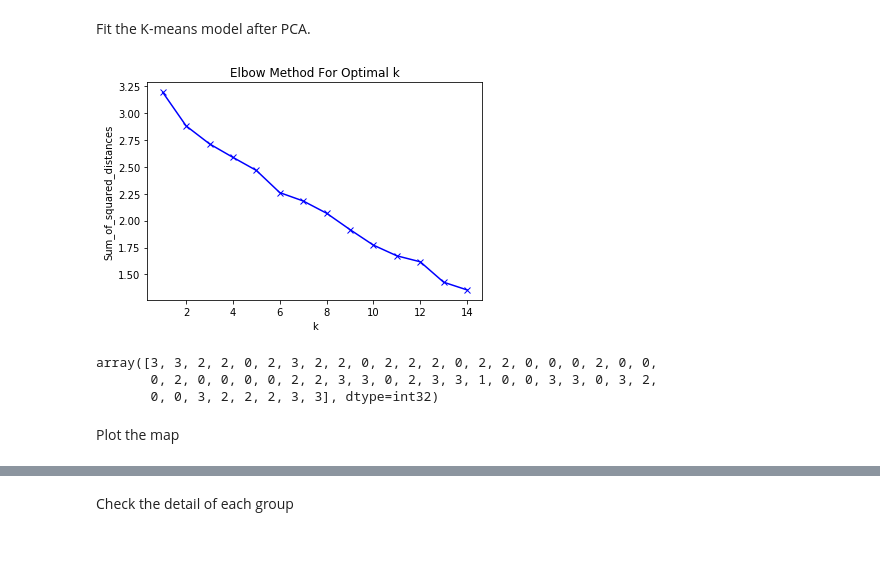
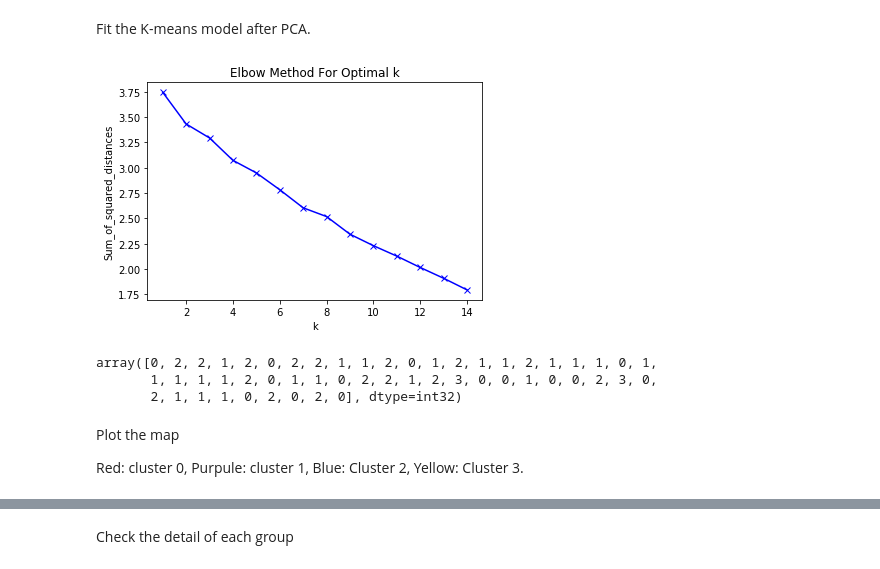
Before and after one commit to nji3/Coursera_Capstone, a Jupyter notebook: Neighborhoods_in_West_Los_Angeles.ipynb, the cells around one changed output, grey strips where cells are left out. Cells and saved outputs as stored; diff of their text form; code cells hidden in the pictures.

```diff
--- a/Neighborhoods_in_West_Los_Angeles.ipynb
+++ b/Neighborhoods_in_West_Los_Angeles.ipynb
@@ -633,34 +646,36 @@ Fit the K-means model after PCA.
 # %%
 # Loop to fit different K
 Sum_of_squared_distances = []
 K = range(1,15)
 for k in K:
     km = KMeans(n_clusters=k, random_state=5)
-    km = km.fit(pca.transform(dat_grouped_clustering)[:,:25])
+    km = km.fit(pca.transform(dat_grouped_clustering)[:,:50])
     Sum_of_squared_distances.append(km.inertia_)
 
 plt.plot(K, Sum_of_squared_distances, 'bx-')
 plt.xlabel('k')
 plt.ylabel('Sum_of_squared_distances')
 plt.title('Elbow Method For Optimal k')
 plt.show()
 # %% [output]
-[figure, old version]
+[figure, new version]
 # %%
 # Use the best k selcted
 kclusters = 4
 
 # run k-means clustering
-kmeans = KMeans(n_clusters=kclusters, random_state=5).fit(pca.transform(dat_grouped_clustering)[:,:25])
+kmeans = KMeans(n_clusters=kclusters, random_state=5).fit(pca.transform(dat_grouped_clustering)[:,:50])
 
 # check cluster labels generated for each row in the dataframe
 kmeans.labels_
 # %% [output]
-array([3, 3, 2, 2, 0, 2, 3, 2, 2, 0, 2, 2, 2, 0, 2, 2, 0, 0, 0, 2, 0, 0,
-       0, 2, 0, 0, 0, 0, 2, 2, 3, 3, 0, 2, 3, 3, 1, 0, 0, 3, 3, 0, 3, 2,
-       0, 0, 3, 2, 2, 2, 3, 3], dtype=int32)
+array([0, 2, 2, 1, 2, 0, 2, 2, 1, 1, 2, 0, 1, 2, 1, 1, 2, 1, 1, 1, 0, 1,
+       1, 1, 1, 1, 2, 0, 1, 1, 0, 2, 2, 1, 2, 3, 0, 0, 1, 0, 0, 2, 3, 0,
+       2, 1, 1, 1, 0, 2, 0, 2, 0], dtype=int32)
-# %% [markdown]
-Plot the map
+# %% [markdown]
+Plot the map
+
+Red: cluster 0, Purpule: cluster 1, Blue: Cluster 2, Yellow: Cluster 3.
 # %%
 ## create a new dataframe that includes the cluster as well as the top 10 venues for each group
 # add clustering labels
```
Also changed, not shown: parts of 29 cells of this notebook, 16 other files.
